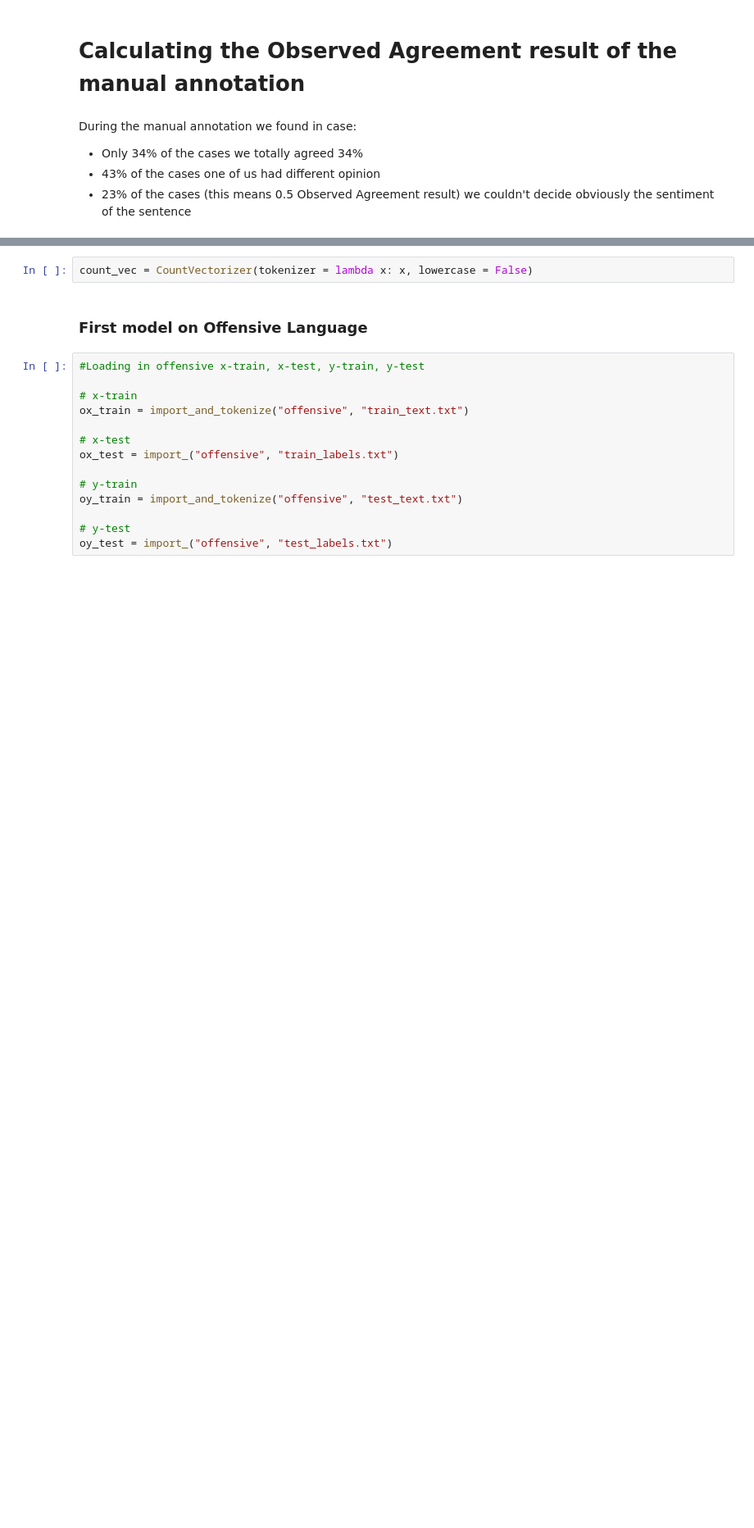
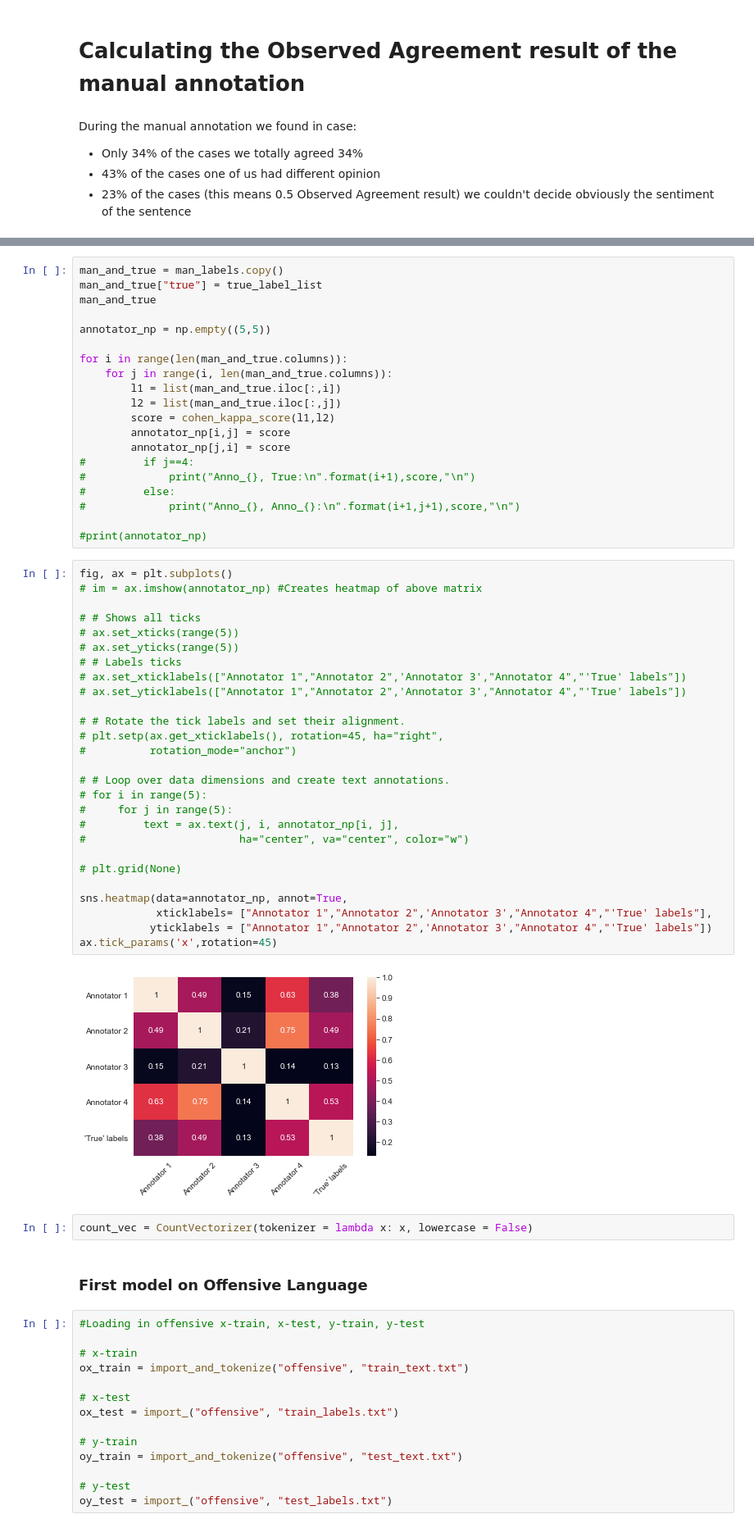
Before and after one commit to csipapicsa/fyp2021p04g10, a Jupyter notebook: notebooks/FinalReport.ipynb, the cells around one changed output, grey strips where cells are left out. Shown at 82% size. Saved outputs shown, nothing was run; the diff lists cells and outputs as text; blank space fills up the shorter version.

```diff
--- a/notebooks/FinalReport.ipynb
+++ b/notebooks/FinalReport.ipynb
@@ -383,3 +478,52 @@ plt.title('Observed Agreement results of manual annotation')
+# %%
+man_and_true = man_labels.copy()
+man_and_true["true"] = true_label_list
+man_and_true
+
+annotator_np = np.empty((5,5))
+
+for i in range(len(man_and_true.columns)):
+    for j in range(i, len(man_and_true.columns)):
+        l1 = list(man_and_true.iloc[:,i])
+        l2 = list(man_and_true.iloc[:,j])
+        score = cohen_kappa_score(l1,l2)
+        annotator_np[i,j] = score
+        annotator_np[j,i] = score
+#         if j==4:
+#             print("Anno_{}, True:\n".format(i+1),score,"\n")
+#         else:
+#             print("Anno_{}, Anno_{}:\n".format(i+1,j+1),score,"\n")
+
+#print(annotator_np)
+# %%
+fig, ax = plt.subplots()
+# im = ax.imshow(annotator_np) #Creates heatmap of above matrix
+
+# # Shows all ticks
+# ax.set_xticks(range(5))
+# ax.set_yticks(range(5))
+# # Labels ticks
+# ax.set_xticklabels(["Annotator 1","Annotator 2",'Annotator 3',"Annotator 4","'True' labels"])
+# ax.set_yticklabels(["Annotator 1","Annotator 2",'Annotator 3',"Annotator 4","'True' labels"])
+
+# # Rotate the tick labels and set their alignment.
+# plt.setp(ax.get_xticklabels(), rotation=45, ha="right",
+#          rotation_mode="anchor")
+
+# # Loop over data dimensions and create text annotations.
+# for i in range(5):
+#     for j in range(5):
+#         text = ax.text(j, i, annotator_np[i, j],
+#                        ha="center", va="center", color="w")
+
+# plt.grid(None)
+
+sns.heatmap(data=annotator_np, annot=True,
+            xticklabels= ["Annotator 1","Annotator 2",'Annotator 3',"Annotator 4","'True' labels"],
+           yticklabels = ["Annotator 1","Annotator 2",'Annotator 3',"Annotator 4","'True' labels"])
+ax.tick_params('x',rotation=45)
+# %% [output]
+[figure, added]
 # %%
 count_vec = CountVectorizer(tokenizer = lambda x: x, lowercase = False)
 # %% [markdown]
```
Also changed, not shown: parts of 36 cells of this notebook.
